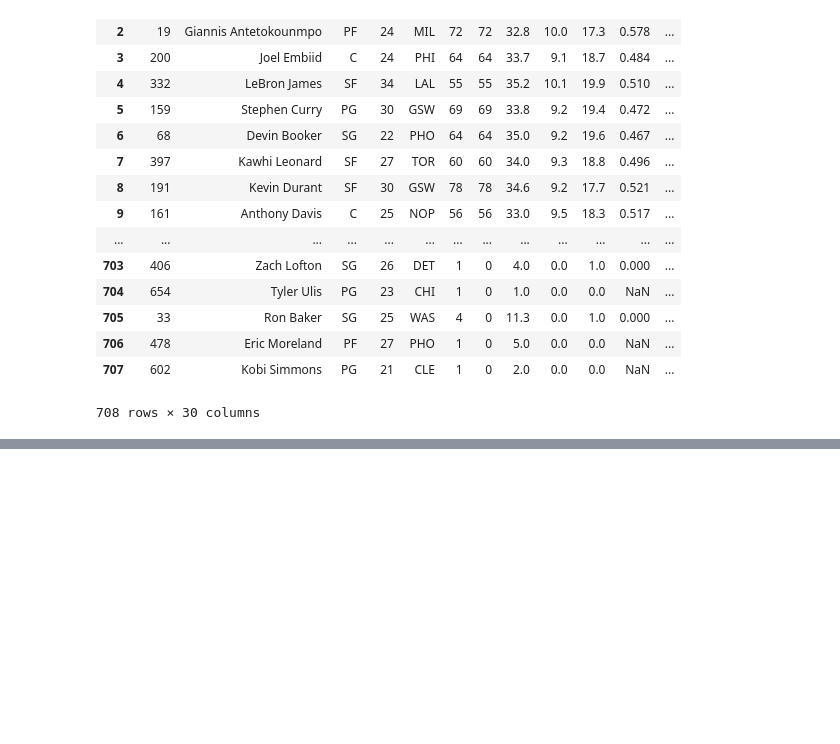
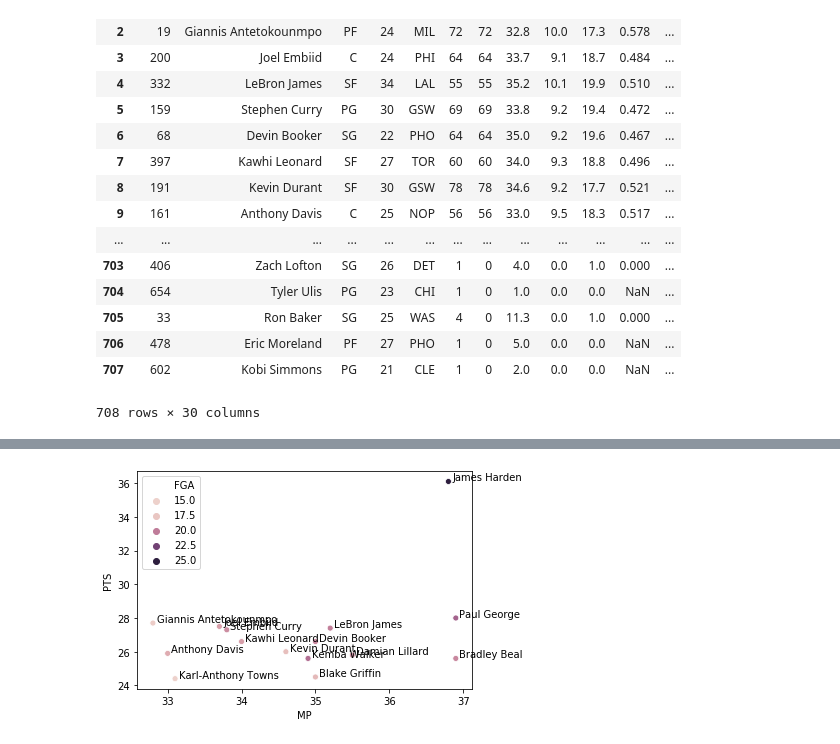
Before and after one commit to Ajnbro/nba320.github.io, a Jupyter notebook: Final Project Notebook.ipynb, the cells around one changed output, grey strips where cells are left out. Drawn from its saved outputs; the diff is of its cells as text; code cells hidden in the pictures; blank space fills up the shorter version.

```diff
--- a/Final Project Notebook.ipynb
+++ b/Final Project Notebook.ipynb
@@ -70,0 +82,12 @@ nba_stats
+# %%
+# Same graph with the top 15 scorers
+top_15_scorers = nba_stats.head(15)
+top_15_scorers
+sns.scatterplot(x = 'MP', y = 'PTS', hue = 'FGA', data = top_15_scorers)
+for line in range(0,top_15_scorers.shape[0]):
+     plt.text(top_15_scorers.MP[line]+0.05, top_15_scorers.PTS[line] + 0.05,
+     top_15_scorers.Player[line], horizontalalignment='left',
+     size='10', color='black')
+plt.show()
+# %% [output]
+[figure, added]
```
Also changed, not shown: parts of 1 cell of this notebook.
